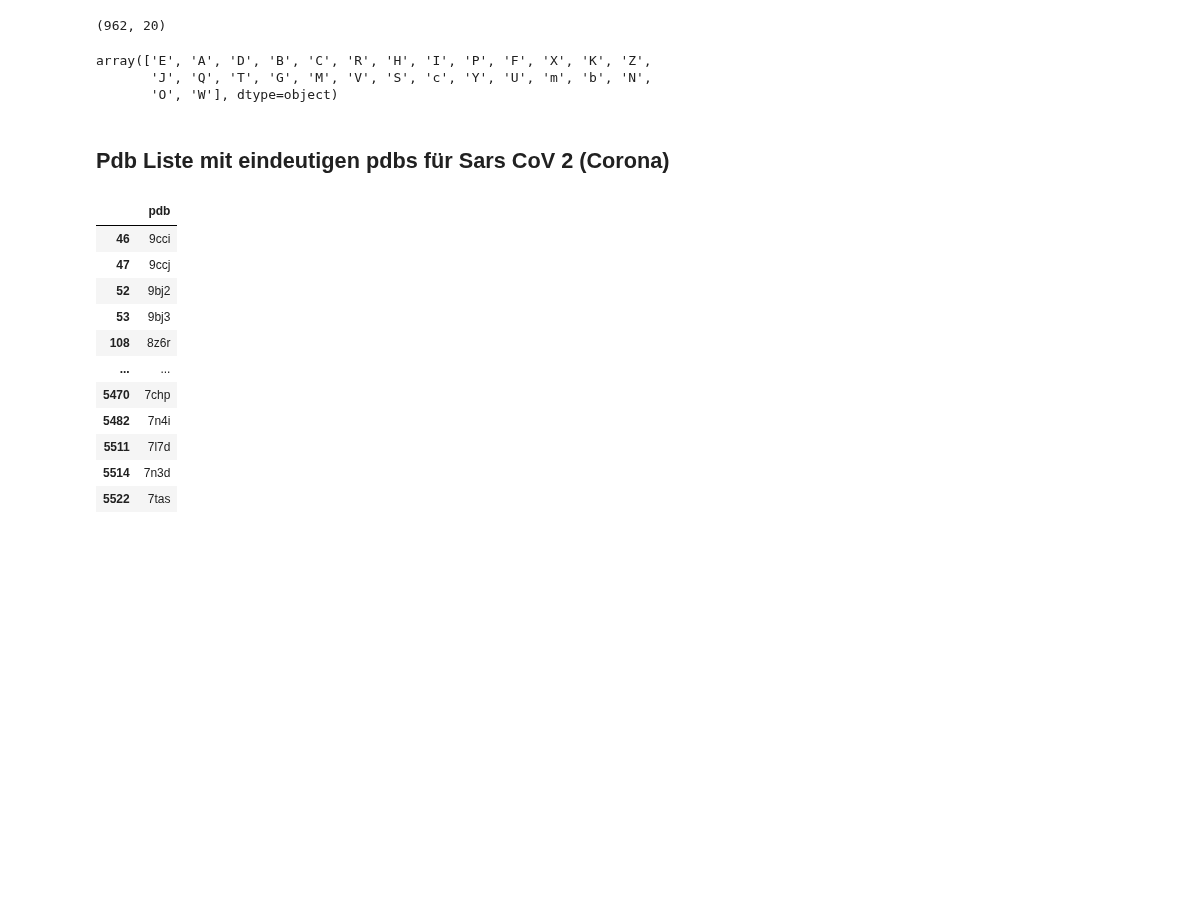
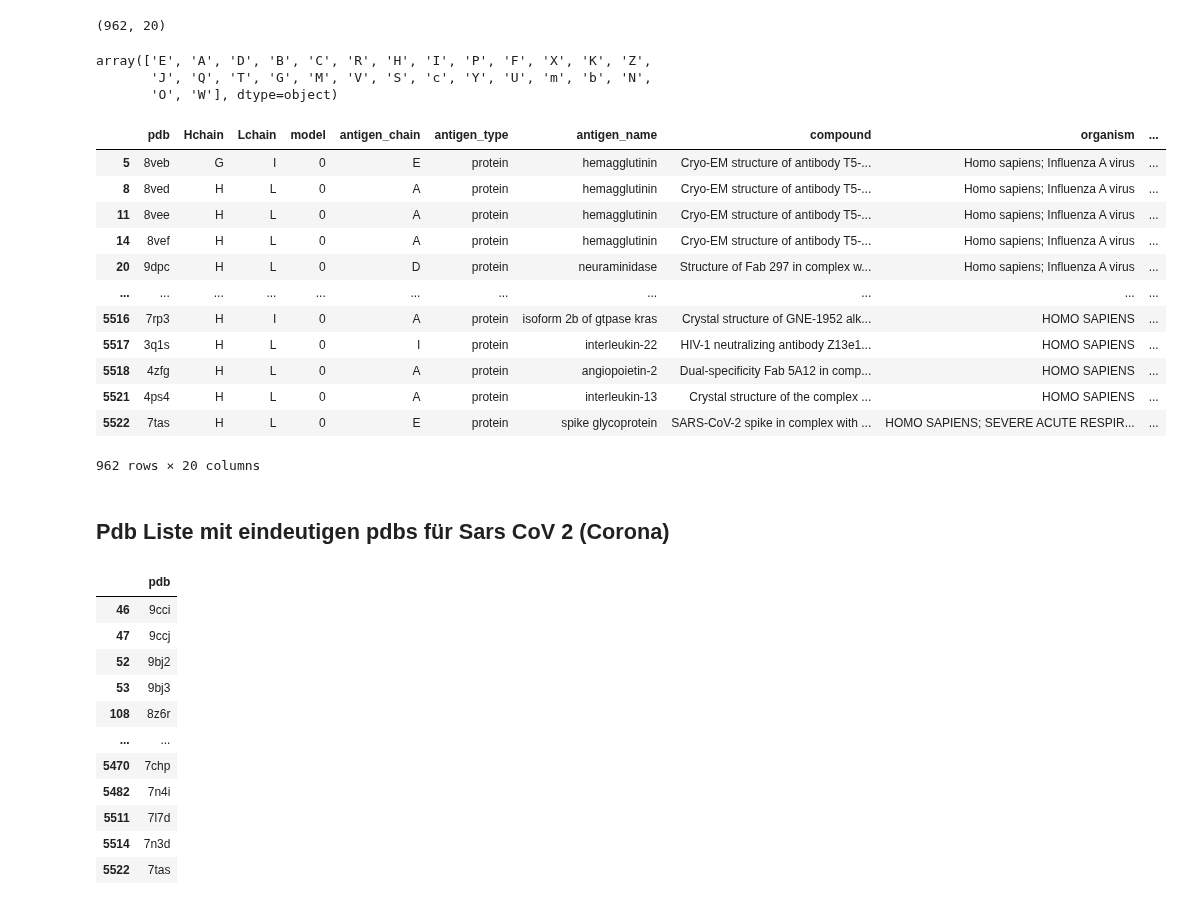
Before and after one commit to datascience-2025-group4/group04-team02, a Jupyter notebook: data cleanup/01a_filter_summary_data.ipynb, the cells around one changed output. Saved outputs shown, nothing was run; the diff lists cells and outputs as text; code cells hidden in the pictures; blank space fills up the shorter version.

```diff
--- a/data cleanup/01a_filter_summary_data.ipynb
+++ b/data cleanup/01a_filter_summary_data.ipynb
@@ -92,6 +92,22 @@ array(['E', 'A', 'D', 'B', 'C', 'R', 'H', 'I', 'P', 'F', 'X', 'K', 'Z',
 # %%
 os.makedirs("../generated/data cleanup", exist_ok=True)
 df_filtered.to_csv("../generated/data cleanup/ab_ag_filtered_pdb.tsv", sep="\t", index = False)
+# %%
+df_filtered
+# %% [output]
+|  | pdb | Hchain | Lchain | model | antigen_chain | antigen_type | antigen_name | compound | organism | ... |
+| 5 | 8veb | G | I | 0 | E | protein | hemagglutinin | Cryo-EM structure of antibody T5-... | Homo sapiens; Influenza A virus | ... |
+| 8 | 8ved | H | L | 0 | A | protein | hemagglutinin | Cryo-EM structure of antibody T5-... | Homo sapiens; Influenza A virus | ... |
+| 11 | 8vee | H | L | 0 | A | protein | hemagglutinin | Cryo-EM structure of antibody T5-... | Homo sapiens; Influenza A virus | ... |
+| 14 | 8vef | H | L | 0 | A | protein | hemagglutinin | Cryo-EM structure of antibody T5-... | Homo sapiens; Influenza A virus | ... |
+| 20 | 9dpc | H | L | 0 | D | protein | neuraminidase | Structure of Fab 297 in complex w... | Homo sapiens; Influenza A virus | ... |
+| ... | ... | ... | ... | ... | ... | ... | ... | ... | ... | ... |
+| 5516 | 7rp3 | H | I | 0 | A | protein | isoform 2b of gtpase kras | Crystal structure of GNE-1952 alk... | HOMO SAPIENS | ... |
+| 5517 | 3q1s | H | L | 0 | I | protein | interleukin-22 | HIV-1 neutralizing antibody Z13e1... | HOMO SAPIENS | ... |
+| 5518 | 4zfg | H | L | 0 | A | protein | angiopoietin-2 | Dual-specificity Fab 5A12 in comp... | HOMO SAPIENS | ... |
+| 5521 | 4ps4 | H | L | 0 | A | protein | interleukin-13 | Crystal structure of the complex ... | HOMO SAPIENS | ... |
+| 5522 | 7tas | H | L | 0 | E | protein | spike glycoprotein | SARS-CoV-2 spike in complex with ... | HOMO SAPIENS; SEVERE ACUTE RESPIR... | ... |
+962 rows × 20 columns
 # %% [markdown]
 ## Pdb Liste mit eindeutigen pdbs für Sars CoV 2 (Corona)
 # %%
```
Also changed, not shown: parts of 1 cell of this notebook, 21 other files.
